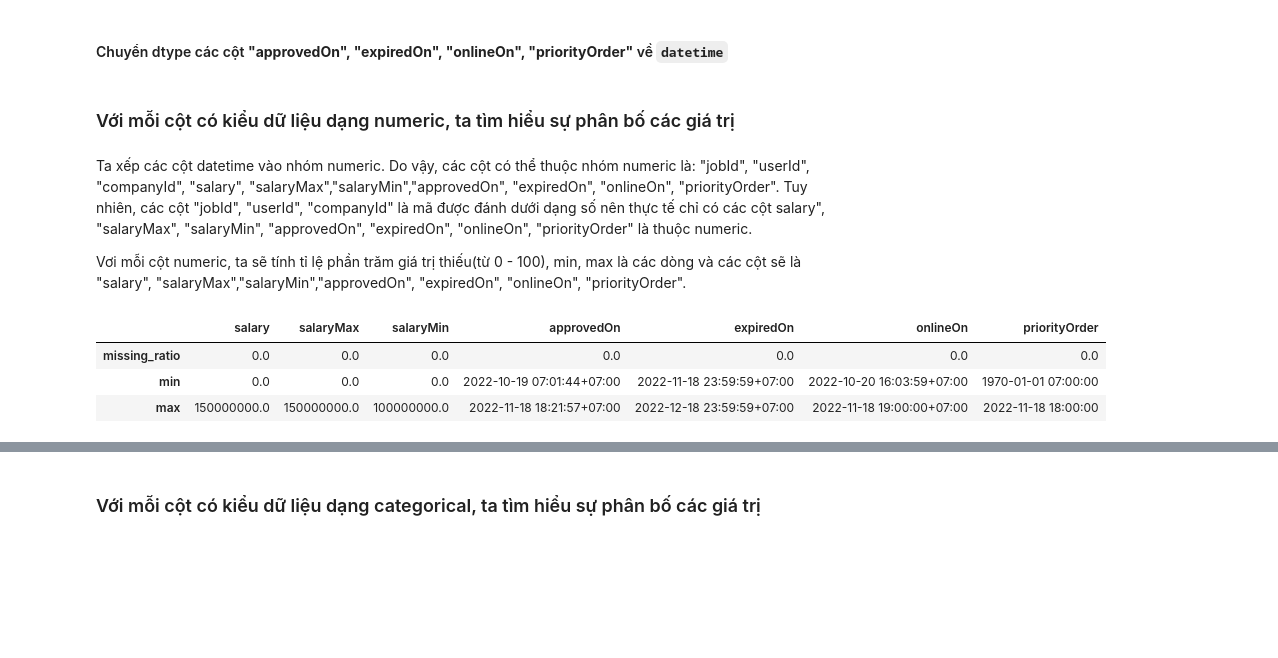
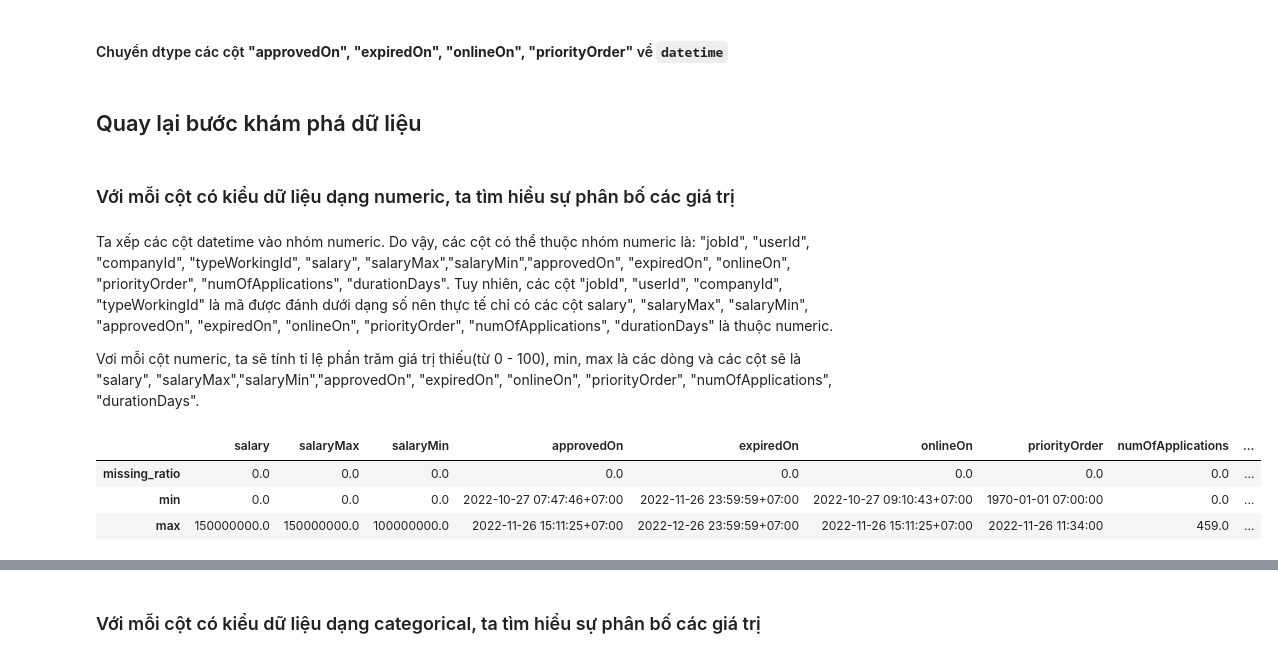
Before and after one commit to HoangPhuc0304/NMKHDL-2022, a Jupyter notebook: Data_Preprocessing.ipynb, the cells around one changed output, grey strips where cells are left out. Drawn from its saved outputs; the diff is of its cells as text; code cells hidden in the pictures; blank space fills up the shorter version.

Commit message:
update data

```diff
--- a/Data_Preprocessing.ipynb
+++ b/Data_Preprocessing.ipynb
@@ -17,7 +20,7 @@ import seaborn as sns
 # %% [markdown]
 ### Đọc dữ liệu từ file csv vào dataframe
 # %%
-data_df = pd.read_csv('data/job_list.csv')
+data_df = pd.read_csv('data/raw_data.csv')
 data_df.head()
 # %% [output]
 |  | jobId | jobTitle | jobUrl | userId | companyLogo | alias | createdOn | approvedOn | expiredOn | ... |
@@ -34,10 +37,10 @@ list_drop = ['jobUrl','createdOn','lastUpdatedOn','lastSyncedOn','companyProfile
         'companySizeId','contactName', 'createdBy', 'isOnline', 'isActive',
         'isApproved','isUnpaidDisable', 'isCompleted','isShowLogoInSearch',
         'jobDescription', 'jobRequirement','jobLevelId','languageSelectedId',
-        'redirectTo', 'requiredCoverLetter','typeWorkingId','address', 'languageId',
+        'redirectTo', 'requiredCoverLetter', 'address', 'languageId',
         'locations', 'canonical', 'isShowContact','salaryRangeId', 'requiredResume',
-        'companySize', 'companySizeVI','languageSelectedVI', 'languageSelected',
-        'prettySalary', 'durationDays','nearestGeoLoc','numOfApplications', 'emailAddress',]
+        'companySizeVI','languageSelectedVI', 'prettySalary', 'nearestGeoLoc',
+        'emailAddress',]
 data_df = data_df.drop(list_drop, axis = 1)
 data_df.head()
 # %% [output]
@@ -102,0 +131,25 @@ dtype: object
+# %%
+def convert_companySize(val):
+    if(val == 'Less Than 10'):
+        return (0,10)
+    elif (val == "10-24"):
+        return (10,24)
+    elif (val == "25-99"):
+        return (25,99)
+    elif (val == "100-499"):
+        return (100,499)
+    elif (val == "500-999"):
+        return (500,999)
+    elif (val == "1,000-4,999"):
+        return (1000,4999)
+    elif (val == "5,000-9,999"):
+        return (5000,9999)
+    elif (val == "10,000-19,999"):
+        return (10000,19999)
+    elif (val == "20,000-49,999"):
+        return (20000,49999)
+    elif (val == "Over 50,000"):
+        return (50000,100000)
+    return np.nan
+# %%
+data_df['companySize'] = data_df['companySize'].apply(convert_companySize)
@@ -143,30 +202,32 @@ data_df['approvedOn'] = pd.to_datetime(data_df['approvedOn'])
 data_df['expiredOn'] = pd.to_datetime(data_df['expiredOn'])
 data_df['onlineOn'] = pd.to_datetime(data_df['onlineOn'])
 data_df['priorityOrder'] = pd.to_datetime(data_df['priorityOrder'])
+# %% [markdown]
+## Quay lại bước khám phá dữ liệu
 # %% [markdown]
 ### Với mỗi cột có kiểu dữ liệu dạng numeric, ta tìm hiểu sự phân bố các giá trị
 # %% [markdown]
-Ta xếp các cột datetime vào nhóm numeric. Do vậy, các cột có thể thuộc nhóm numeric là: "jobId", "userId", "companyId", "salary", "salaryMax","salaryMin","approvedOn", "expiredOn", "onlineOn", "priorityOrder". Tuy nhiên, các cột "jobId", "userId", "companyId" là mã được đánh dưới dạng số nên thực tế chỉ có các cột salary", "salaryMax", "salaryMin", "approvedOn", "expiredOn", "onlineOn", "priorityOrder" là thuộc numeric.
+Ta xếp các cột datetime vào nhóm numeric. Do vậy, các cột có thể thuộc nhóm numeric là: "jobId", "userId", "companyId", "typeWorkingId", "salary", "salaryMax","salaryMin","approvedOn", "expiredOn", "onlineOn", "priorityOrder", "numOfApplications", "durationDays". Tuy nhiên, các cột "jobId", "userId", "companyId", "typeWorkingId" là mã được đánh dưới dạng số nên thực tế chỉ có các cột salary", "salaryMax", "salaryMin", "approvedOn", "expiredOn", "onlineOn", "priorityOrder", "numOfApplications", "durationDays" là thuộc numeric.
 
-Vơi mỗi cột numeric, ta sẽ tính tỉ lệ phần trăm giá trị thiếu(từ 0 - 100), min, max là các dòng và các cột sẽ là "salary", "salaryMax","salaryMin","approvedOn", "expiredOn", "onlineOn", "priorityOrder".
+Vơi mỗi cột numeric, ta sẽ tính tỉ lệ phần trăm giá trị thiếu(từ 0 - 100), min, max là các dòng và các cột sẽ là "salary", "salaryMax","salaryMin","approvedOn", "expiredOn", "onlineOn", "priorityOrder", "numOfApplications", "durationDays".
 # %%
-col_info = ["salary", "salaryMax","salaryMin","approvedOn", "expiredOn", "onlineOn", "priorityOrder"]
+col_info = ["salary", "salaryMax","salaryMin","approvedOn", "expiredOn", "onlineOn", "priorityOrder", "numOfApplications", "durationDays"]
 row_info = ['missing_ratio','min','max']
 nume_col_profiles_df = pd.DataFrame(columns = col_info, index = row_info)
 
 
 def find_info(col_name):
     missing_ratios = (data_df[col_name].isna().sum() / len(data_df) * 100)
     min_value = data_df[col_name].min()
     max_value = data_df[col_name].max()
     return missing_ratios, min_value, max_value
 
 for name in col_info:
     nume_col_profiles_df[name] = find_info(name)
 nume_col_profiles_df
 nume_col_profiles_df
 # %% [output]
-|  | salary | salaryMax | salaryMin | approvedOn | expiredOn | onlineOn | priorityOrder |
-| missing_ratio | 0.0 | 0.0 | 0.0 | 0.0 | 0.0 | 0.0 | 0.0 |
-| min | 0.0 | 0.0 | 0.0 | 2022-10-19 07:01:44+07:00 | 2022-11-18 23:59:59+07:00 | 2022-10-20 16:03:59+07:00 | 1970-01-01 07:00:00 |
-| max | 150000000.0 | 150000000.0 | 100000000.0 | 2022-11-18 18:21:57+07:00 | 2022-12-18 23:59:59+07:00 | 2022-11-18 19:00:00+07:00 | 2022-11-18 18:00:00 |
+|  | salary | salaryMax | salaryMin | approvedOn | expiredOn | onlineOn | priorityOrder | numOfApplications | ... |
+| missing_ratio | 0.0 | 0.0 | 0.0 | 0.0 | 0.0 | 0.0 | 0.0 | 0.0 | ... |
+| min | 0.0 | 0.0 | 0.0 | 2022-10-27 07:47:46+07:00 | 2022-11-26 23:59:59+07:00 | 2022-10-27 09:10:43+07:00 | 1970-01-01 07:00:00 | 0.0 | ... |
+| max | 150000000.0 | 150000000.0 | 100000000.0 | 2022-11-26 15:11:25+07:00 | 2022-12-26 23:59:59+07:00 | 2022-11-26 15:11:25+07:00 | 2022-11-26 11:34:00 | 459.0 | ... |
```
Also changed, not shown: parts of 48 cells of this notebook, 3 other files.
